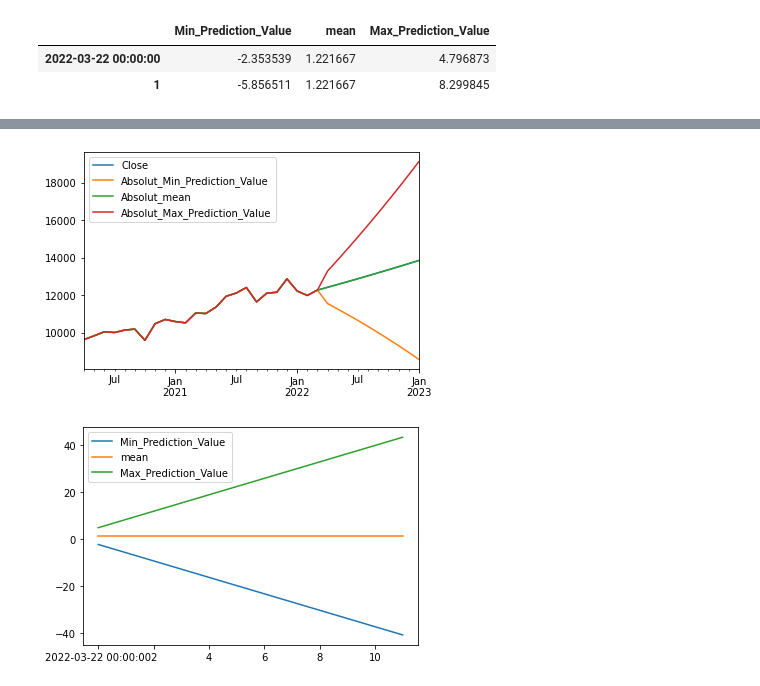
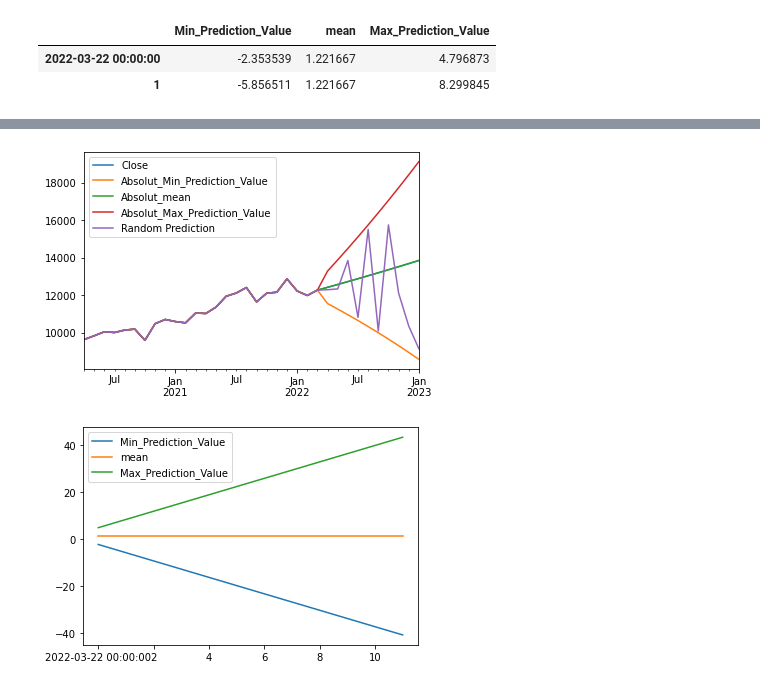
Before and after one commit to TobiasFatzer/STAT_Abgabe, a Jupyter notebook: STAT_MEAN.ipynb, the cells around one changed output, grey strips where cells are left out. Saved outputs shown, nothing was run; the diff lists cells and outputs as text; code cells hidden in the pictures.

```diff
--- a/STAT_MEAN.ipynb
+++ b/STAT_MEAN.ipynb
@@ -160,12 +186,13 @@ df
 | 2022-03-22 00:00:00 | -2.353539 | 1.221667 | 4.796873 |
 | 1 | -5.856511 | 1.221667 | 8.299845 |
 # %%
+import random as random
 #Create datatable with absolut values
 absolut_df = pd.DataFrame(dataframe['Close'])
 absolut_df['Absolut_Min_Prediction_Value'] = dataframe['Close']
 absolut_df['Absolut_mean'] = dataframe['Close']
 absolut_df['Absolut_Max_Prediction_Value'] = dataframe['Close']
-
+absolut_df['Random Prediction'] = dataframe['Close']
 
 #Create 10 entries in Absolut table to display further evolution of SMI
 for i in range(0, 10):
@@ -173,7 +200,11 @@ for i in range(0, 10):
          'Close':[absolut_df['Close'][len(absolut_df.index) - 1] * ((100 + df['mean'][len(df['mean']) - 1]) / 100)],
          'Absolut_Min_Prediction_Value':[absolut_df['Close'][len(absolut_df.index) - 1] * ((100 + df['Min_Prediction_Value'][len(df['Min_Prediction_Value']) - 1]) / 100)],
          'Absolut_mean':[absolut_df['Close'][len(absolut_df.index) - 1] * ((100 + df['mean'][len(df['mean']) - 1]) / 100)],
-         'Absolut_Max_Prediction_Value': [absolut_df['Close'][len(absolut_df.index) - 1] * ((100 + df['Max_Prediction_Value'][len(df['Max_Prediction_Value']) - 1]) / 100)]
+         'Absolut_Max_Prediction_Value': [absolut_df['Close'][len(absolut_df.index) - 1] * ((100 + df['Max_Prediction_Value'][len(df['Max_Prediction_Value']) - 1]) / 100)],
+        'Random Prediction': [
+           round(absolut_df['Close'][len(absolut_df.index) - 1] * ((100 + (random.uniform(df['Min_Prediction_Value'][len(df['Min_Prediction_Value']) - 1], df['Max_Prediction_Value'][len(df['Max_Prediction_Value']) - 1]))) / 100), 2)
+        ]
+
     }, index=[absolut_df.index[-1] + relativedelta(months=1)])
 
     df.loc[len(df.index)] = [df['Min_Prediction_Value'][len(df['Min_Prediction_Value'])-1] - allValStandartabweichung, allValmean, df['Max_Prediction_Value'][len(df['Max_Prediction_Value']) - 1] + allValStandartabweichung]
@@ -204,4 +235,4 @@ absolut_df
-[figure, old version]
+[figure, new version]
 [figure]
 # %%
 import pandas as pd
```
Also changed, not shown: parts of 8 cells of this notebook, 13 other files.
